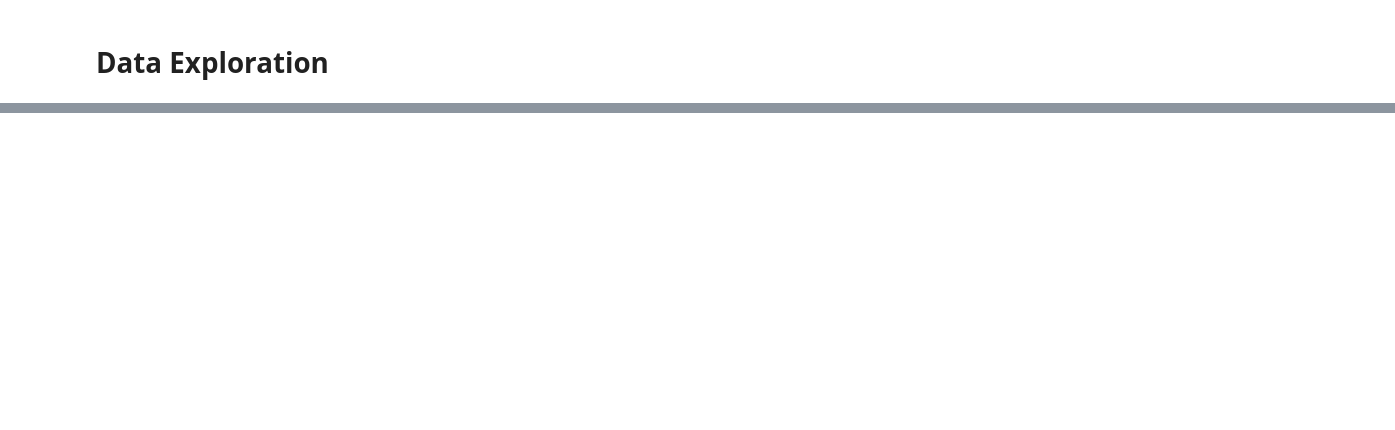
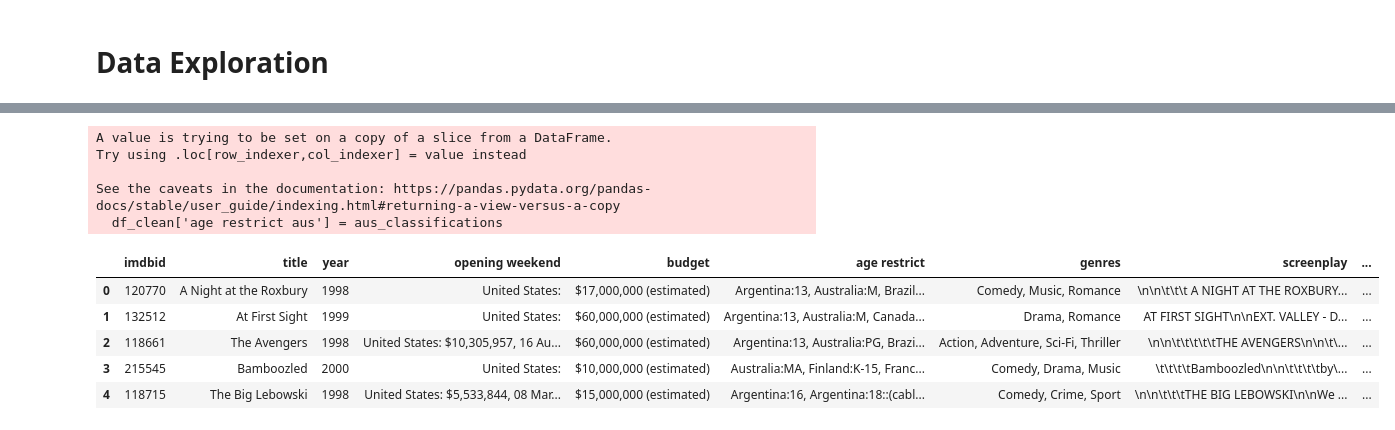
Before and after one commit to mas0ny1/36118_NLP_Spring, a Jupyter notebook: Experiment.ipynb, the cells around one changed output, grey strips where cells are left out. Cells and saved outputs as stored; diff of their text form; code cells hidden in the pictures; blank space fills up the shorter version.

```diff
--- a/Experiment.ipynb
+++ b/Experiment.ipynb
@@ -178,5 +217,4 @@ df.columns
 # %%
-# create a lean version of the dataframe containing only columns clearly relevant to predicting age restrict classification
-relevant_cols = ['imdbid', 'title', 'year', 'opening weekend', 'budget', 'age restrict', 'genres', 'screenplay']
-df_lean = df[relevant_cols]
+# Create a lean version of the dataframe with only relevant columns for predicting age restrict classification
+df_lean = df[['imdbid', 'title', 'year', 'opening weekend', 'budget', 'age restrict', 'genres', 'screenplay']]
 df_lean.head()
@@ -187,10 +246 @@ df_lean['age restrict'][:50]
-# %%
-# filter out the Australian age restrict classification
-def find_aus_classification(string):
-    pattern = re.compile(r', Australia:(G|PG|M|MA|MA15\+|R), ')
-    match = re.search(pattern, string)
-    if match:
-        return match.group(1)
-    else:
-        return pd.NA
 # %%
@@ -200,5 +252,4 @@ print(df_lean.shape)
 # %%
-# drop rows with missing values for age restrict
-df_clean = df_lean.dropna(how='any', subset='age restrict')
-print(df_clean.shape)
-print(df_clean['age restrict'].isnull().sum())
+# Drop rows with missing values in 'age restrict' and check the shape in a single step
+df_clean = df_lean.dropna(subset=['age restrict'])
+df_clean.shape, df_clean['age restrict'].isnull().sum()
@@ -205,3 +258,10 @@ print(df_clean['age restrict'].isnull().sum())
 # %%
+# Compile the pattern once outside the function to avoid repeated compilation
+pattern = re.compile(r', Australia:(G|PG|M|MA|MA15\+|R), ')
+
+def find_aus_classification(string):
+    match = pattern.search(string)  # Use the precompiled pattern
+    return match.group(1) if match else pd.NA
+
 aus_classifications = df_clean['age restrict'].apply(find_aus_classification)
 aus_classifications
@@ -208,4 +281,16 @@ aus_classifications
 # %%
-# create a dataset with aus classifications
-df_clean.loc[:,'age restrict aus'] = aus_classifications
+# Create a dataset with Australian classifications
+df_clean['age restrict aus'] = aus_classifications
 df_clean.head()
+# %% [output]
+A value is trying to be set on a copy of a slice from a DataFrame.
+Try using .loc[row_indexer,col_indexer] = value instead
+
+See the caveats in the documentation: https://pandas.pydata.org/pandas-docs/stable/user_guide/indexing.html#returning-a-view-versus-a-copy
+  df_clean['age restrict aus'] = aus_classifications
+|  | imdbid | title | year | opening weekend | budget | age restrict | genres | screenplay | ... |
+| 0 | 120770 | A Night at the Roxbury | 1998 | United States: | $17,000,000 (estimated) | Argentina:13, Australia:M, Brazil... | Comedy, Music, Romance | \n\n\t\t\t A NIGHT AT THE ROXBURY... | ... |
+| 1 | 132512 | At First Sight | 1999 | United States: | $60,000,000 (estimated) | Argentina:13, Australia:M, Canada... | Drama, Romance | AT FIRST SIGHT\n\nEXT. VALLEY - D... | ... |
+| 2 | 118661 | The Avengers | 1998 | United States: $10,305,957, 16 Au... | $60,000,000 (estimated) | Argentina:13, Australia:PG, Brazi... | Action, Adventure, Sci-Fi, Thriller | \n\n\t\t\t\t\tTHE AVENGERS\n\n\t\... | ... |
+| 3 | 215545 | Bamboozled | 2000 | United States: | $10,000,000 (estimated) | Australia:MA, Finland:K-15, Franc... | Comedy, Drama, Music | \t\t\t\tBamboozled\n\n\t\t\t\tby\... | ... |
+| 4 | 118715 | The Big Lebowski | 1998 | United States: $5,533,844, 08 Mar... | $15,000,000 (estimated) | Argentina:16, Argentina:18::(cabl... | Comedy, Crime, Sport | \n\n\t\t\tTHE BIG LEBOWSKI\n\nWe ... | ... |
```
Also changed, not shown: parts of 23 cells of this notebook.
